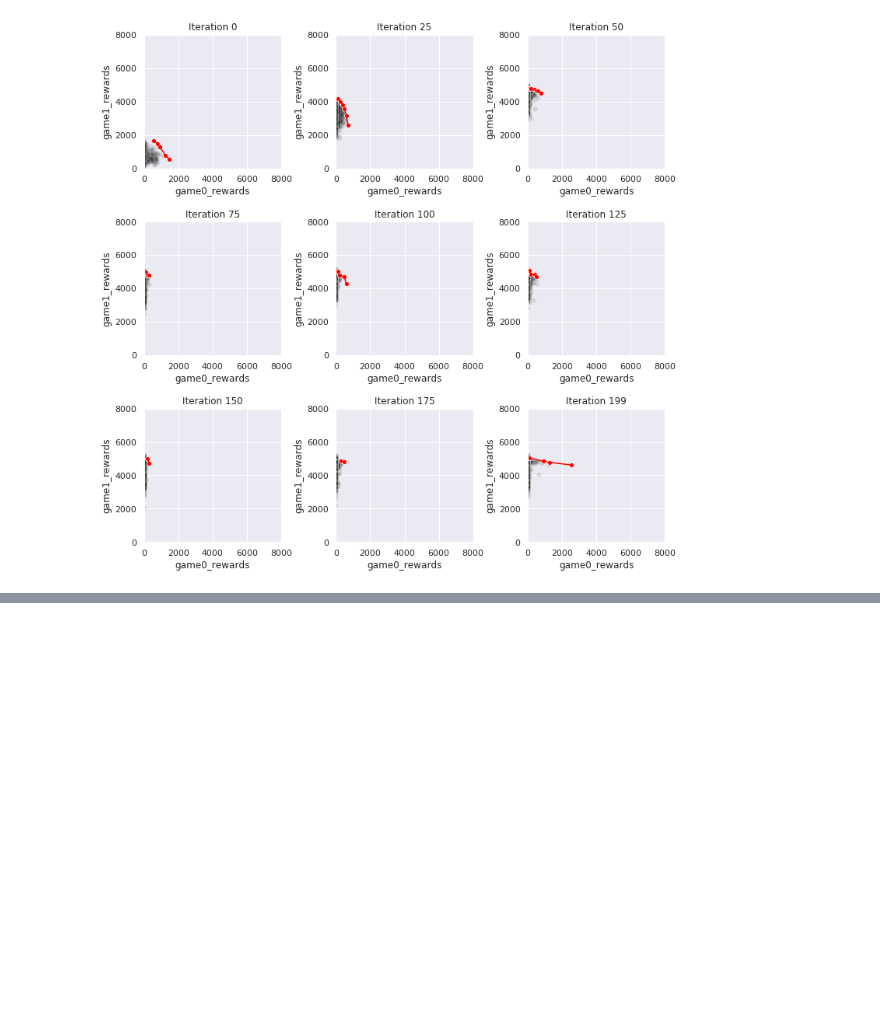
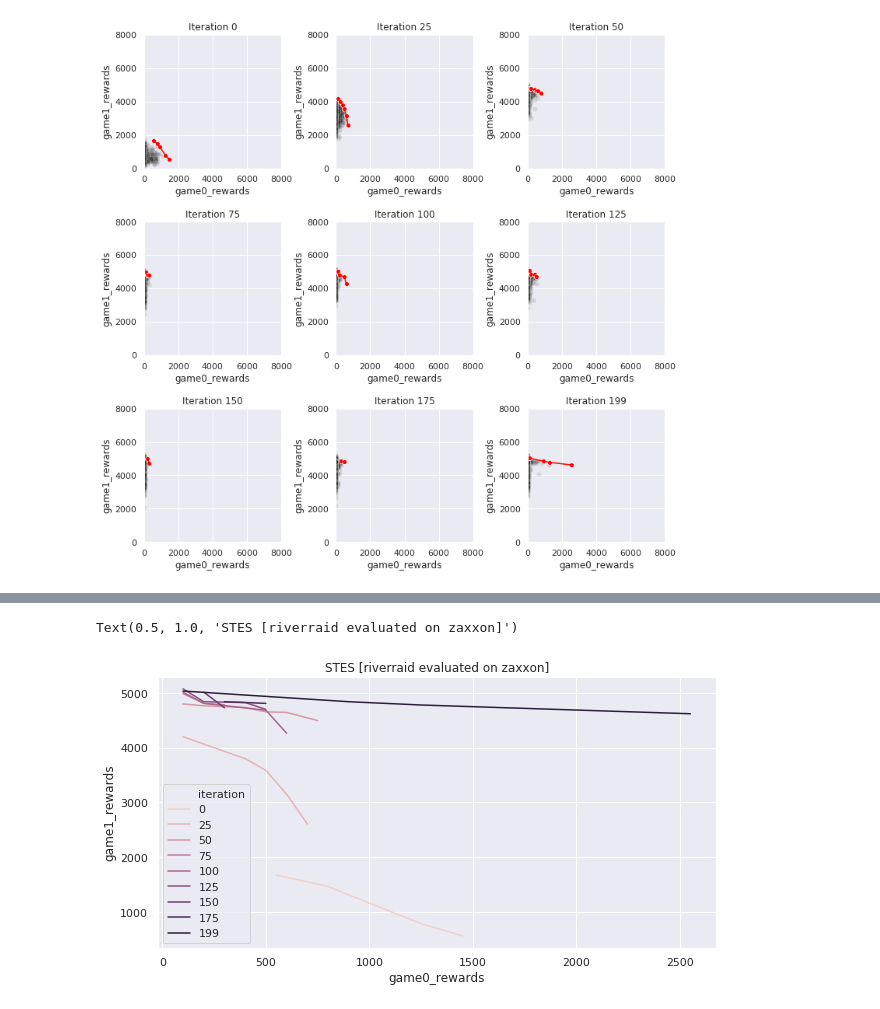
Before and after one commit to deyandyankov/research.mtne, a Jupyter notebook: gpu_implementation/analysis/all_plots.ipynb, the cells around one changed output, grey strips where cells are left out. Saved outputs shown, nothing was run; the diff lists cells and outputs as text; code cells hidden in the pictures; blank space fills up the shorter version.

```diff
--- a/gpu_implementation/analysis/all_plots.ipynb
+++ b/gpu_implementation/analysis/all_plots.ipynb
@@ -332,0 +309,8 @@ paretos_df.plot()
+# %%
+# 3) same as (2), but STES [riverraid evaluated on zaxxon]
+# here game0 is "zaxxon evaluated using riverraid model" and game1 is ST riverraid (competitor)
+p = sns.lineplot(x='game0_rewards', y='game1_rewards', hue='iteration', legend='full', data=only_paretos_st_zaxxon_riverraid)
+p.set_title("STES [riverraid evaluated on zaxxon]")
+# %% [output]
+Text(0.5, 1.0, 'STES [riverraid evaluated on zaxxon]')
+[figure, added]
```
Also changed, not shown: parts of 12 cells of this notebook.
